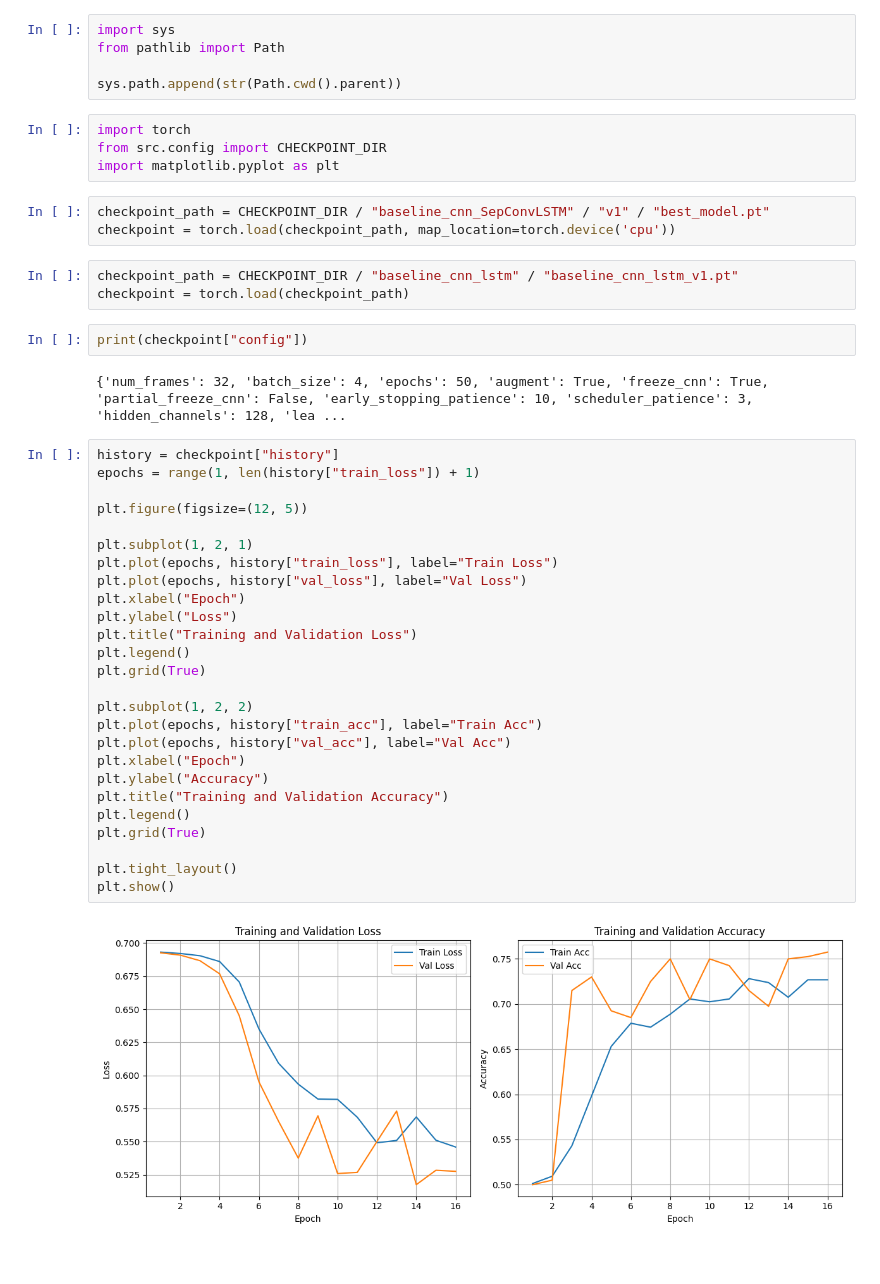
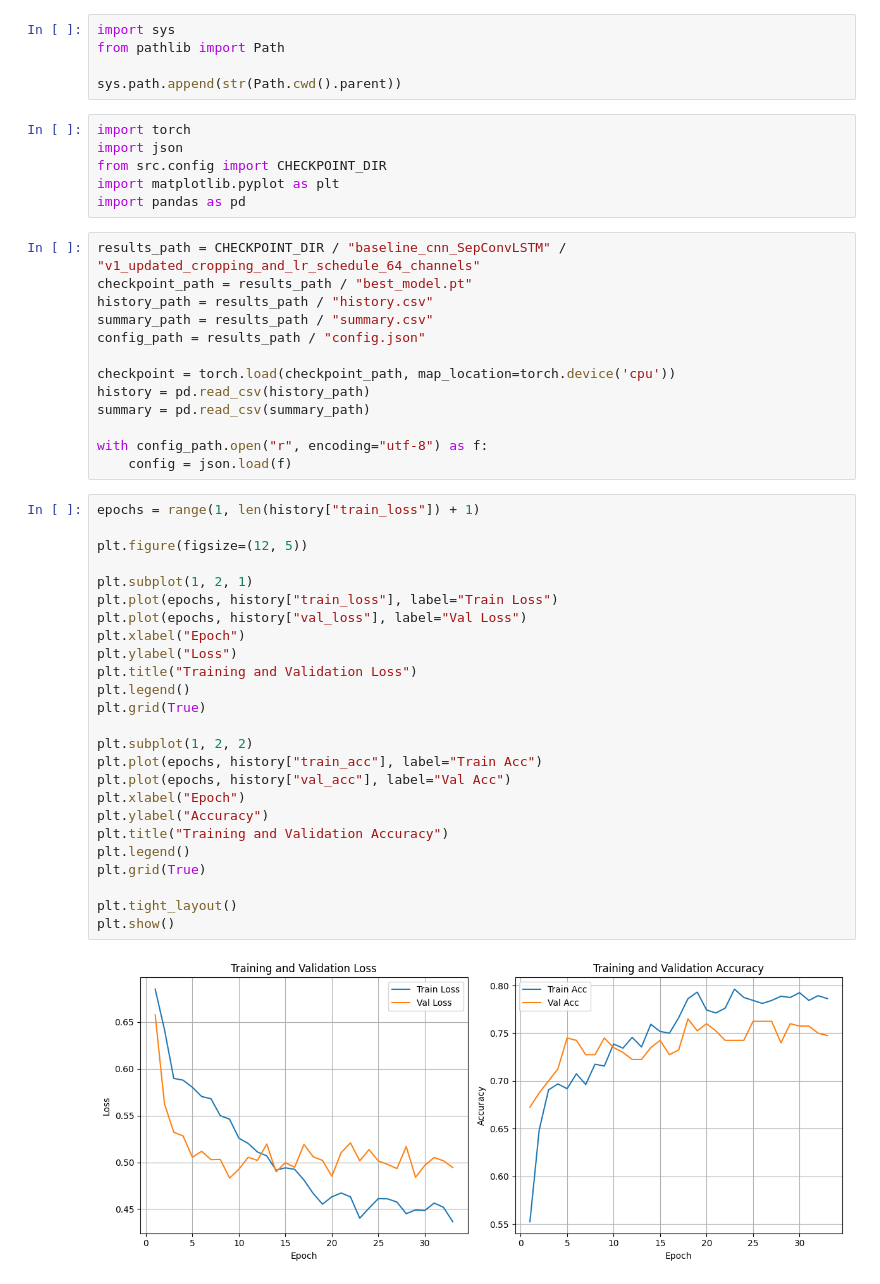
Before and after one commit to maxim-pre/violence-detection-dissertation, a Jupyter notebook: notebooks/05-training_plots.ipynb, the cells around one changed output. Cells and saved outputs as stored; diff of their text form; blank space fills up the shorter version.

Commit message:
rename cnn_lstm models & files. add cnn_cutoff parameter to version 1

```diff
--- a/notebooks/05-training_plots.ipynb
+++ b/notebooks/05-training_plots.ipynb
@@ -5,43 +5,47 @@ from pathlib import Path
 sys.path.append(str(Path.cwd().parent))
 # %%
 import torch
+import json
 from src.config import CHECKPOINT_DIR
 import matplotlib.pyplot as plt
+import pandas as pd
 # %%
-checkpoint_path = CHECKPOINT_DIR / "baseline_cnn_SepConvLSTM" / "v1" / "best_model.pt"
+results_path = CHECKPOINT_DIR / "baseline_cnn_SepConvLSTM" / "v1_updated_cropping_and_lr_schedule_64_channels"
+checkpoint_path = results_path / "best_model.pt"
+history_path = results_path / "history.csv"
+summary_path = results_path / "summary.csv"
+config_path = results_path / "config.json"
+
 checkpoint = torch.load(checkpoint_path, map_location=torch.device('cpu'))
+history = pd.read_csv(history_path)
+summary = pd.read_csv(summary_path)
+
+with config_path.open("r", encoding="utf-8") as f:
+    config = json.load(f)
-# %%
-checkpoint_path = CHECKPOINT_DIR / "baseline_cnn_lstm" / "baseline_cnn_lstm_v1.pt"
-checkpoint = torch.load(checkpoint_path)
-# %%
-print(checkpoint["config"])
-# %% [output]
-{'num_frames': 32, 'batch_size': 4, 'epochs': 50, 'augment': True, 'freeze_cnn': True, 'partial_freeze_cnn': False, 'early_stopping_patience': 10, 'scheduler_patience': 3, 'hidden_channels': 128, 'lea ...
 # %%
-history = checkpoint["history"]
 epochs = range(1, len(history["train_loss"]) + 1)
 
 plt.figure(figsize=(12, 5))
 
 plt.subplot(1, 2, 1)
 plt.plot(epochs, history["train_loss"], label="Train Loss")
 plt.plot(epochs, history["val_loss"], label="Val Loss")
 plt.xlabel("Epoch")
 plt.ylabel("Loss")
 plt.title("Training and Validation Loss")
 plt.legend()
 plt.grid(True)
 
 plt.subplot(1, 2, 2)
 plt.plot(epochs, history["train_acc"], label="Train Acc")
 plt.plot(epochs, history["val_acc"], label="Val Acc")
 plt.xlabel("Epoch")
 plt.ylabel("Accuracy")
 plt.title("Training and Validation Accuracy")
 plt.legend()
 plt.grid(True)
 
 plt.tight_layout()
 plt.show()
 # %% [output]
-[figure, old version]
+[figure, new version]
```
Also changed, not shown: parts of 6 cells of this notebook, 6 other files.
